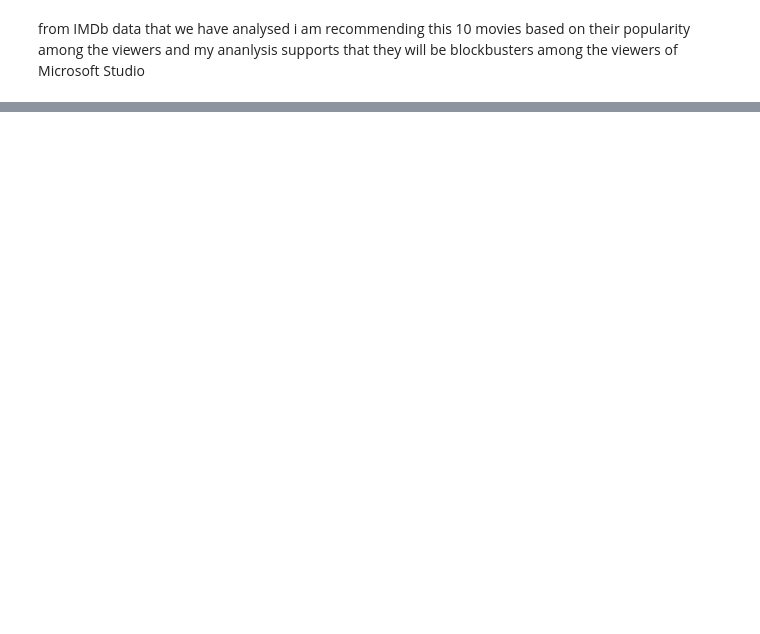
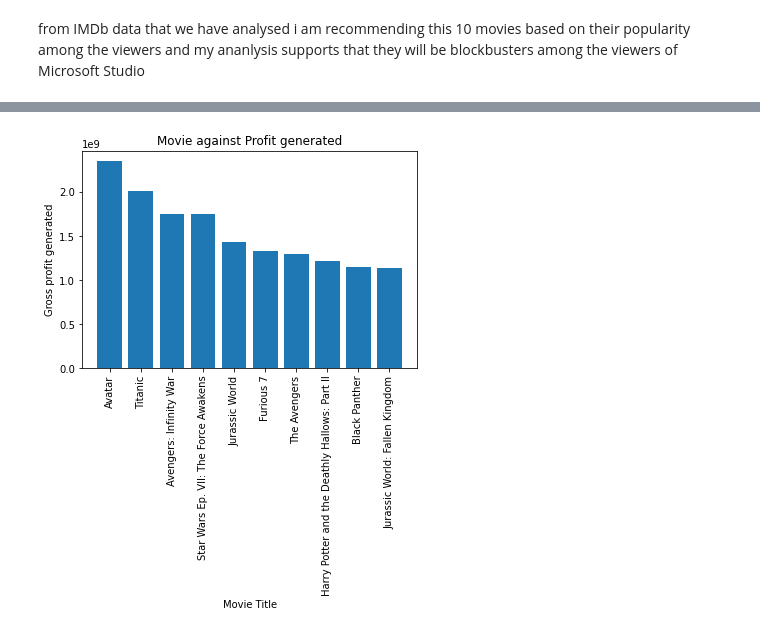
Before and after one commit to Salahudin654/Movie-Creation-Project, a Jupyter notebook: student.ipynb, the cells around one changed output, grey strips where cells are left out. Drawn from its saved outputs; the diff is of its cells as text; code cells hidden in the pictures; blank space fills up the shorter version.

```diff
--- a/student.ipynb
+++ b/student.ipynb
@@ -162,0 +278,5 @@ from IMDb data that we have analysed i am recommending this 10 movies based on t
+# %%
+# convert the relevant columns to floats
+df1['production_budget'] = df1['production_budget'].astype(float)
+df1['domestic_gross'] = df1['domestic_gross'].astype(float)
+df1['worldwide_gross'] = df1['worldwide_gross'].astype(float)
@@ -162,0 +300,4 @@ from IMDb data that we have analysed i am recommending this 10 movies based on t
+# %%
+# let us get the return on investment column which we are going to call it gross_profit
+df1['gross_profit'] = df1['worldwide_gross'] - df1['production_budget']
+df1
@@ -162,0 +320,8 @@ from IMDb data that we have analysed i am recommending this 10 movies based on t
+# %%
+# rename the columns to help us identify value is in USD and not any other currency.
+df1 = df1.rename(columns={'production_budget': 'production_budget_usd',
+                          'domestic_gross': 'domestic_gross_usd',
+                          'worldwide_gross': 'worldwide_gross_usd',
+                          'gross_profit': 'gross_profit_usd'
+                         })
+df1
@@ -162,0 +344,3 @@ from IMDb data that we have analysed i am recommending this 10 movies based on t
+# %%
+Top_10_most_profitable = df1.sort_values(by='gross_profit_usd', ascending=False).head(10)
+Top_10_most_profitable
@@ -162,0 +359,16 @@ from IMDb data that we have analysed i am recommending this 10 movies based on t
+# %%
+# Create a bar graph of the top 10 movies
+plt.bar(Top_10_most_profitable['movie'], Top_10_most_profitable['gross_profit_usd'])
+
+# set the title and axis labels
+plt.title('Movie against Profit generated')
+plt.xlabel('Movie Title')
+plt.ylabel('Gross profit generated')
+
+# Rotate the x-axis labels for better readability
+plt.xticks(rotation=90)
+
+# Display the graph
+plt.show()
+# %% [output]
+[figure, added]
```
Also changed, not shown: parts of 30 cells of this notebook.
